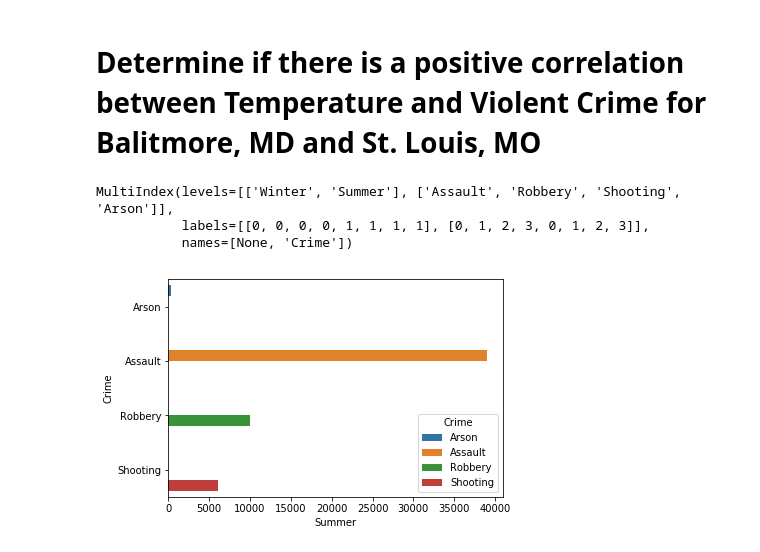
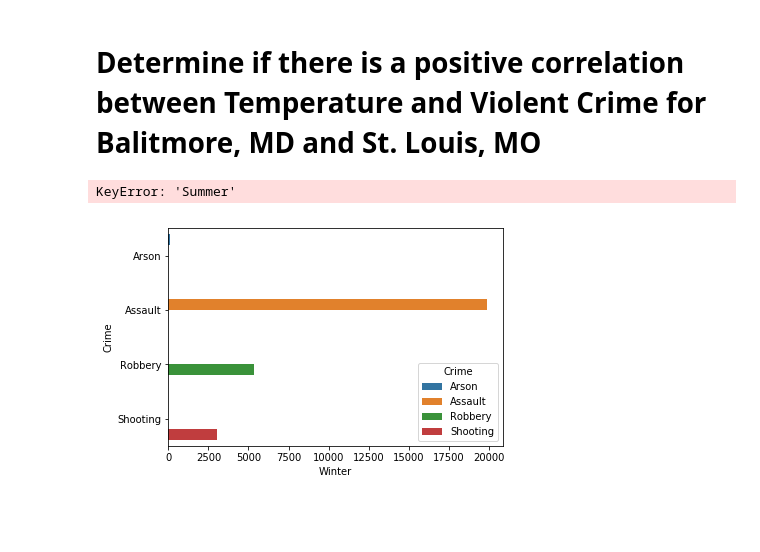
Before and after one commit to alanjeanpierre/crime-weather-exploration, a Jupyter notebook: ipynb/project.ipynb, the cells around one changed output. Drawn from its saved outputs; the diff is of its cells as text; code cells hidden in the pictures; blank space fills up the shorter version.

Commit message:
Adding 2 more season, fall and spring

```diff
--- a/ipynb/project.ipynb
+++ b/ipynb/project.ipynb
@@ -297,16 +315,20 @@ summerDF = pd.DataFrame(seasonalDFV.loc[summerSprMask].Crime.value_counts())
 # %%
 winterDF = winterDF.rename(columns={'Crime':'Winter'})
 summerDF = summerDF.rename(columns={'Crime':'Summer'})
-winterDF.merge(summerDF, left_index=True, right_index=True,how='left')
-crimesCountBySeason = winterDF.merge(summerDF, left_index=True, right_index=True,how='left')
-crimesCountBySeason.index.name = 'Crime'
-crimesCountBySeason.unstack().index
+springDF = springDF.rename(columns={'Crime':'Summer'})
+fallDF = fallDF.rename(columns={'Crime':'Summer'})
+
+springDF = springDF.merge(summerDF, left_on=['Summer','Winter'], right_on=['Summer','Winter'],how='inner')
+springDF
+#fallDF = fallDF.merge(springDF, left_index=True, right_index=True,how='left')
+#winterDF = winterDF.merge(fallDF, left_index=True, right_index=True,how='left')
+#crimesCountBySeason = winterDF
+#crimesCountBySeason.index.name = 'Crime'
+#crimesCountBySeason
 # %% [output]
-MultiIndex(levels=[['Winter', 'Summer'], ['Assault', 'Robbery', 'Shooting', 'Arson']],
-           labels=[[0, 0, 0, 0, 1, 1, 1, 1], [0, 1, 2, 3, 0, 1, 2, 3]],
-           names=[None, 'Crime'])
+KeyError: 'Summer'
 # %%
-toAx = crimesCountBySeason.groupby(['Crime']).sum()[['Winter','Summer']]
-ax = sns.barplot(x = toAx['Summer'], y=toAx.index, hue =toAx.index , data= toAx)
+toAx = crimesCountBySeason.groupby(['Crime']).sum()
+winter = sns.barplot(x = toAx.Winter, y=toAx.index, hue =toAx.index , data= toAx)
 # %% [output]
-[figure, old version]
+[figure, new version]
```
Also changed, not shown: parts of 3 cells of this notebook.
